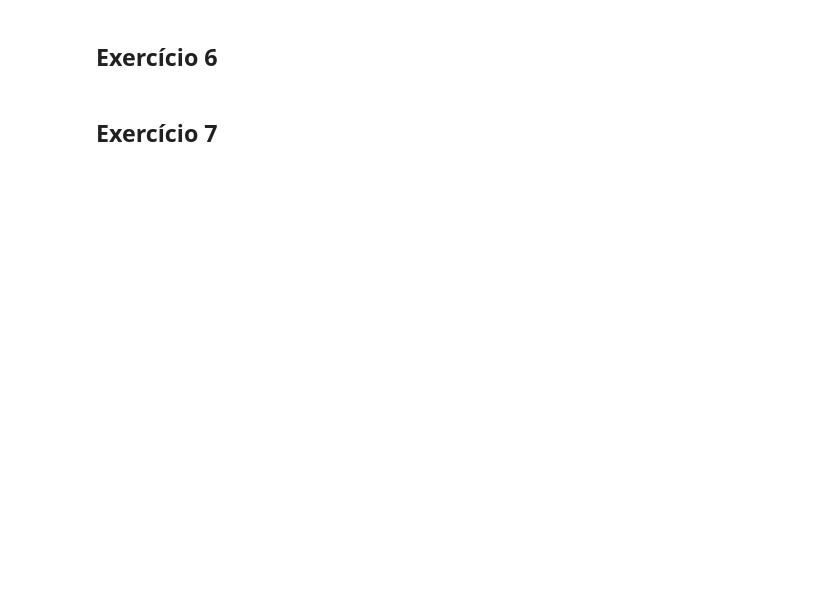
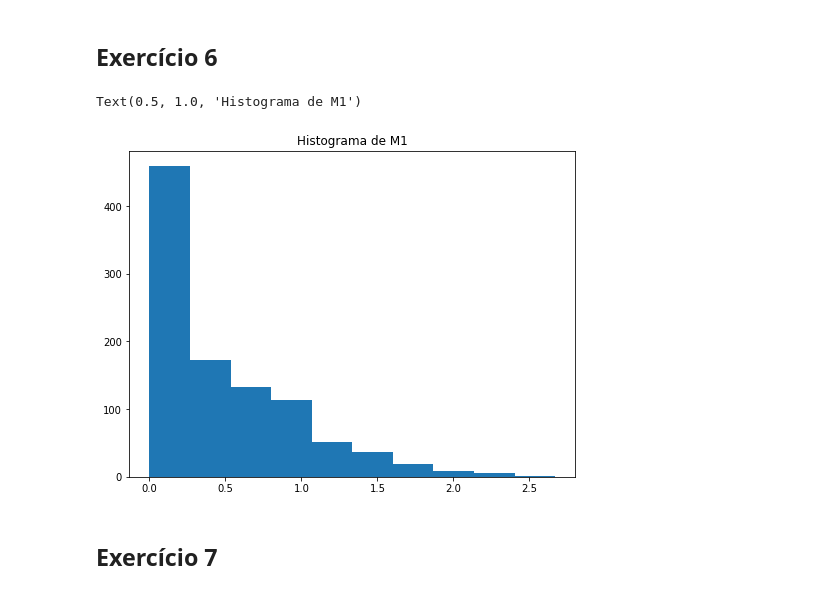
Before and after one commit to mpopst/TrabalhoPE, a Jupyter notebook: Relatório.ipynb, the cells around one changed output. Saved outputs shown, nothing was run; the diff lists cells and outputs as text; code cells hidden in the pictures; blank space fills up the shorter version.

```diff
--- a/Relatório.ipynb
+++ b/Relatório.ipynb
@@ -56,2 +99,13 @@ pl.show()
+# %%
+J = 1000
+M = []
+for j in range(J):
+    M.append(exercicio6(5)[1])
+pl.figure(figsize=(8,6))
+pl.hist(M)
+pl.title("Histograma de M1")
+# %% [output]
+Text(0.5, 1.0, 'Histograma de M1')
+[figure, added]
 # %% [markdown]
 ## Exercício 7
```
Also changed, not shown: parts of 16 cells of this notebook, 1 other file.
